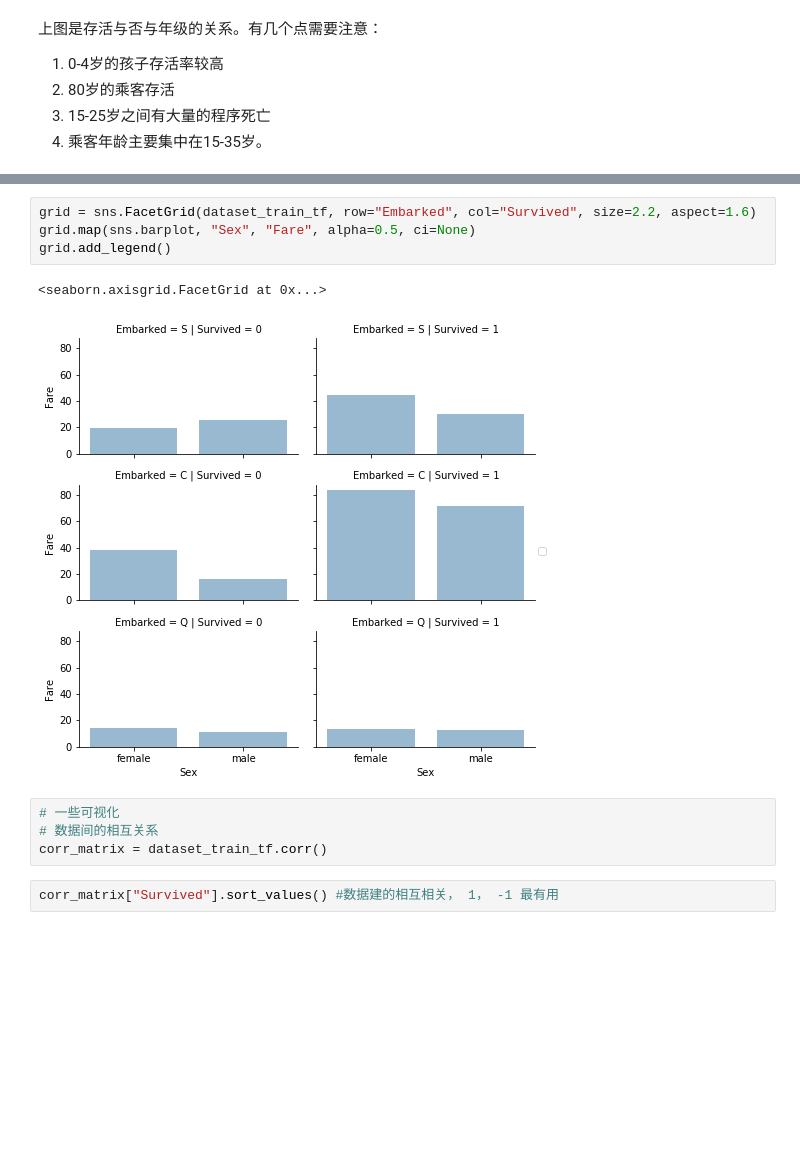
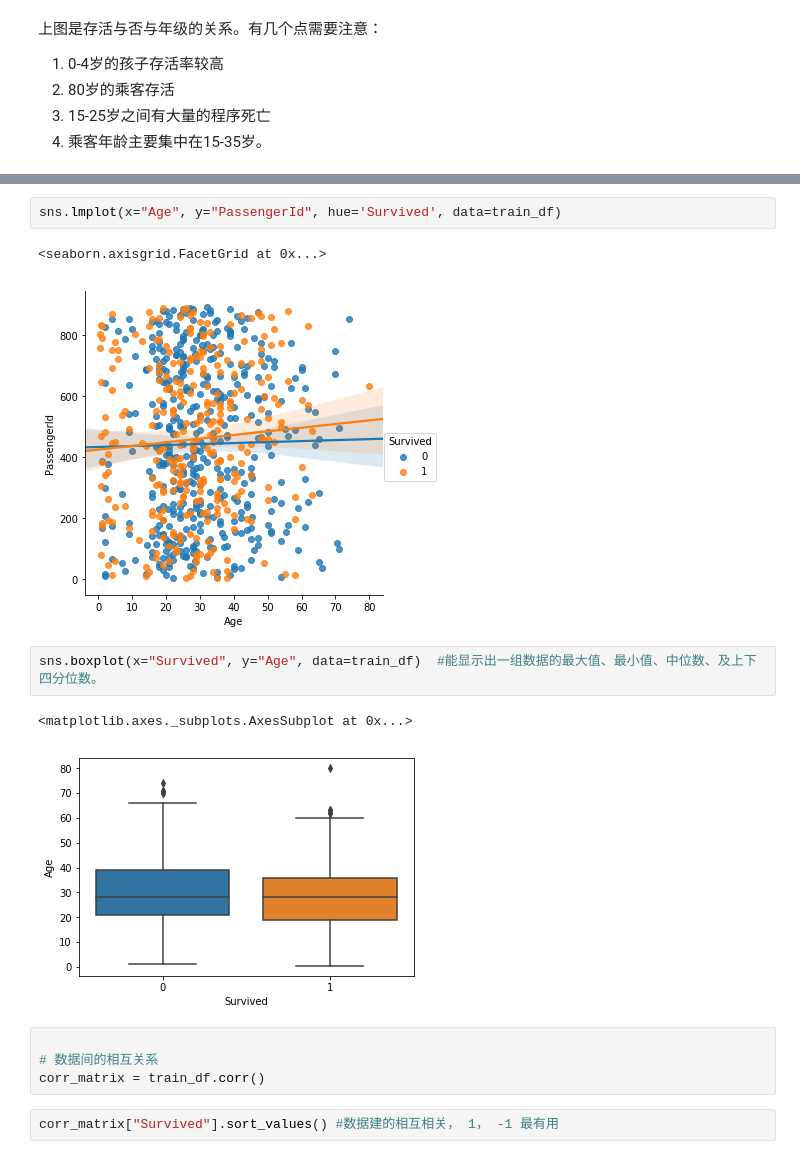
Before and after one commit to yunshuipiao/sw-kaggle, a Jupyter notebook: titanic/01.ipynb, the cells around one changed output, grey strips where cells are left out. Saved outputs shown, nothing was run; the diff lists cells and outputs as text; blank space fills up the shorter version.

```diff
--- a/titanic/01.ipynb
+++ b/titanic/01.ipynb
@@ -441,14 +461,17 @@ grid.add_legend()
-# %%
-grid = sns.FacetGrid(dataset_train_tf, row="Embarked", col="Survived", size=2.2, aspect=1.6)
-grid.map(sns.barplot, "Sex", "Fare", alpha=0.5, ci=None)
-grid.add_legend()
-# %% [output]
-<seaborn.axisgrid.FacetGrid at 0x...>
-[figure, removed]
+# %%
+sns.lmplot(x="Age", y="PassengerId", hue='Survived', data=train_df)
+# %% [output]
+<seaborn.axisgrid.FacetGrid at 0x...>
+[figure, added]
+# %%
+sns.boxplot(x="Survived", y="Age", data=train_df)  #能显示出一组数据的最大值、最小值、中位数、及上下四分位数。
+# %% [output]
+<matplotlib.axes._subplots.AxesSubplot at 0x...>
+[figure, added]
 # %%
-# 一些可视化
+
 # 数据间的相互关系
-corr_matrix = dataset_train_tf.corr()
+corr_matrix = train_df.corr()
 # %%
 corr_matrix["Survived"].sort_values() #数据建的相互相关， 1， -1 最有用
 # %% [output]
```
Also changed, not shown: parts of 24 cells of this notebook, 1 other file.
